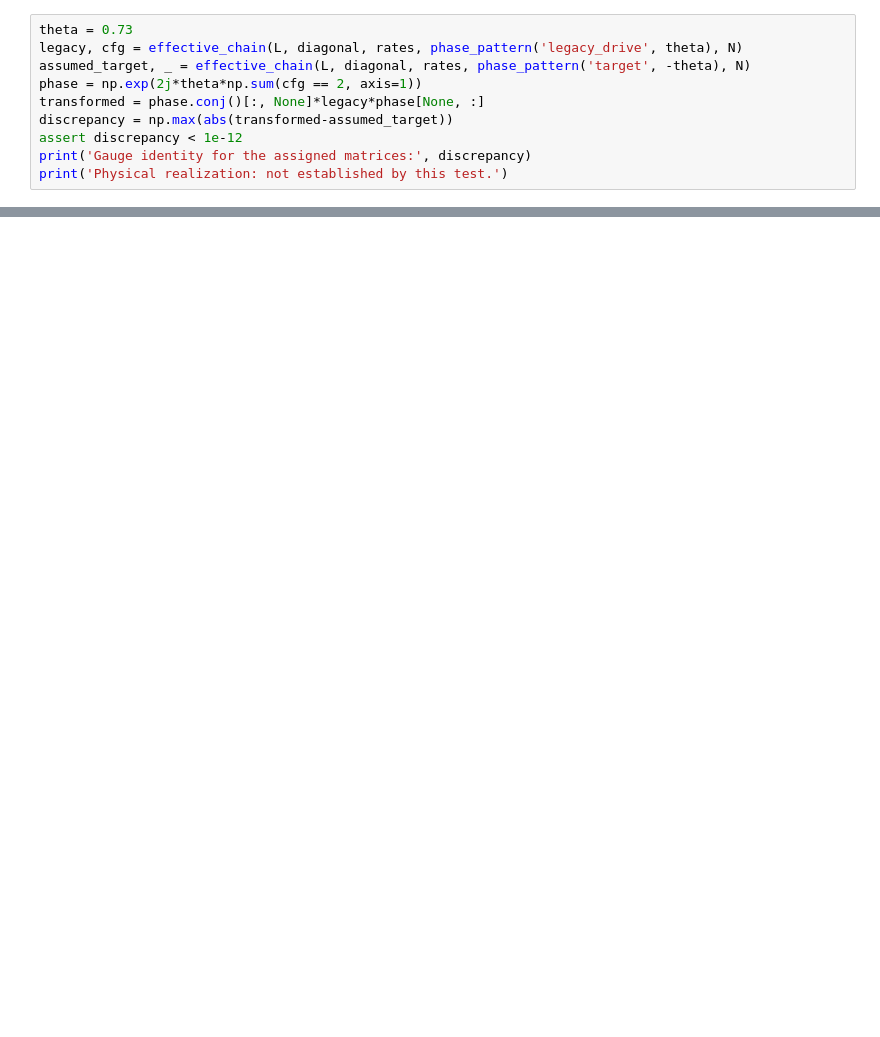
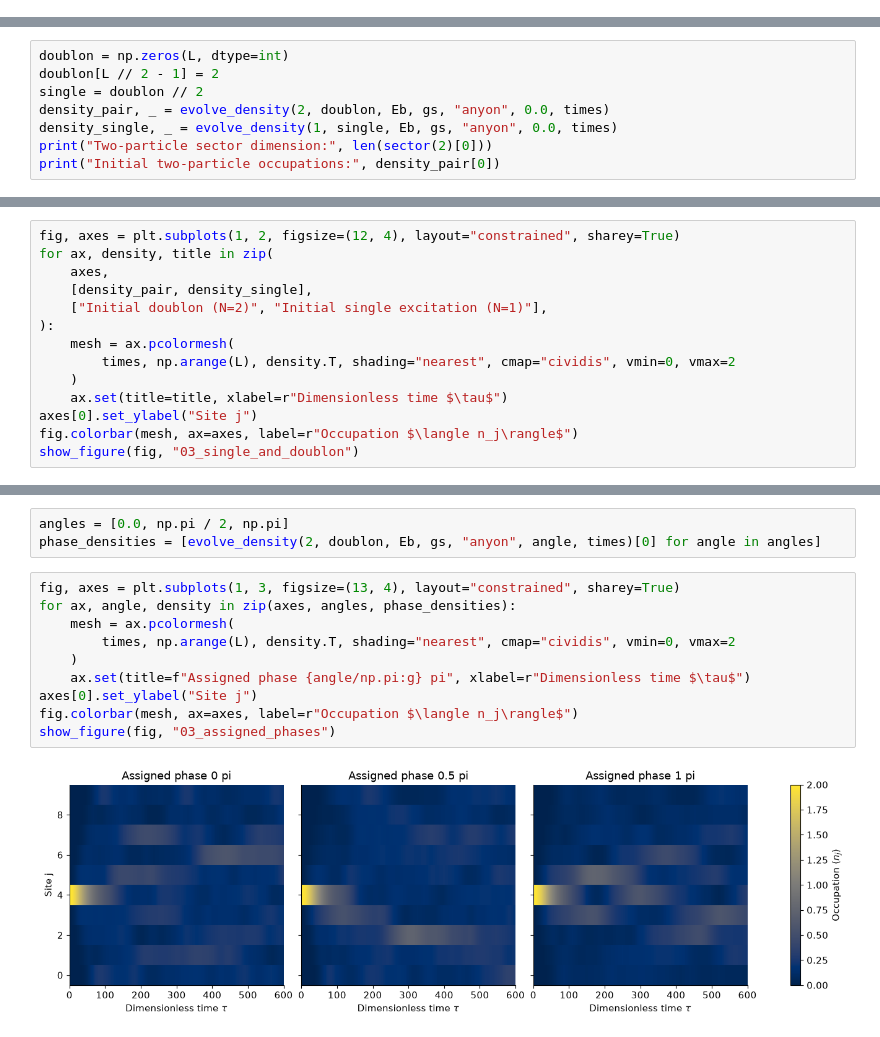
Before and after one commit to adicos0/linear-anyon-rydberg-thesis-plots, a Jupyter notebook: notebooks/03_chain_dynamics_and_phase_tests.ipynb, the cells around one changed output, grey strips where cells are left out. Drawn from its saved outputs; the diff is of its cells as text; blank space fills up the shorter version.

```diff
--- a/notebooks/03_chain_dynamics_and_phase_tests.ipynb
+++ b/notebooks/03_chain_dynamics_and_phase_tests.ipynb
@@ -162,10 +0,0 @@ so occupation densities agree under this mapping.
-# %%
-theta = 0.73
-legacy, cfg = effective_chain(L, diagonal, rates, phase_pattern('legacy_drive', theta), N)
-assumed_target, _ = effective_chain(L, diagonal, rates, phase_pattern('target', -theta), N)
-phase = np.exp(2j*theta*np.sum(cfg == 2, axis=1))
-transformed = phase.conj()[:, None]*legacy*phase[None, :]
-discrepancy = np.max(abs(transformed-assumed_target))
-assert discrepancy < 1e-12
-print('Gauge identity for the assigned matrices:', discrepancy)
-print('Physical realization: not established by this test.')
@@ -220,0 +226,8 @@ phase transition. No new empirical evidence is introduced.
+# %%
+doublon = np.zeros(L, dtype=int)
+doublon[L // 2 - 1] = 2
+single = doublon // 2
+density_pair, _ = evolve_density(2, doublon, Eb, gs, "anyon", 0.0, times)
+density_single, _ = evolve_density(1, single, Eb, gs, "anyon", 0.0, times)
+print("Two-particle sector dimension:", len(sector(2)[0]))
+print("Initial two-particle occupations:", density_pair[0])
@@ -220,0 +241,14 @@ phase transition. No new empirical evidence is introduced.
+# %%
+fig, axes = plt.subplots(1, 2, figsize=(12, 4), layout="constrained", sharey=True)
+for ax, density, title in zip(
+    axes,
+    [density_pair, density_single],
+    ["Initial doublon (N=2)", "Initial single excitation (N=1)"],
+):
+    mesh = ax.pcolormesh(
+        times, np.arange(L), density.T, shading="nearest", cmap="cividis", vmin=0, vmax=2
+    )
+    ax.set(title=title, xlabel=r"Dimensionless time $\tau$")
+axes[0].set_ylabel("Site j")
+fig.colorbar(mesh, ax=axes, label=r"Occupation $\langle n_j\rangle$")
+show_figure(fig, "03_single_and_doublon")
@@ -220,0 +261,15 @@ phase transition. No new empirical evidence is introduced.
+# %%
+angles = [0.0, np.pi / 2, np.pi]
+phase_densities = [evolve_density(2, doublon, Eb, gs, "anyon", angle, times)[0] for angle in angles]
+# %%
+fig, axes = plt.subplots(1, 3, figsize=(13, 4), layout="constrained", sharey=True)
+for ax, angle, density in zip(axes, angles, phase_densities):
+    mesh = ax.pcolormesh(
+        times, np.arange(L), density.T, shading="nearest", cmap="cividis", vmin=0, vmax=2
+    )
+    ax.set(title=f"Assigned phase {angle/np.pi:g} pi", xlabel=r"Dimensionless time $\tau$")
+axes[0].set_ylabel("Site j")
+fig.colorbar(mesh, ax=axes, label=r"Occupation $\langle n_j\rangle$")
+show_figure(fig, "03_assigned_phases")
+# %% [output]
+[figure, added]
```
Also changed, not shown: parts of 44 cells of this notebook, 8 other files.
